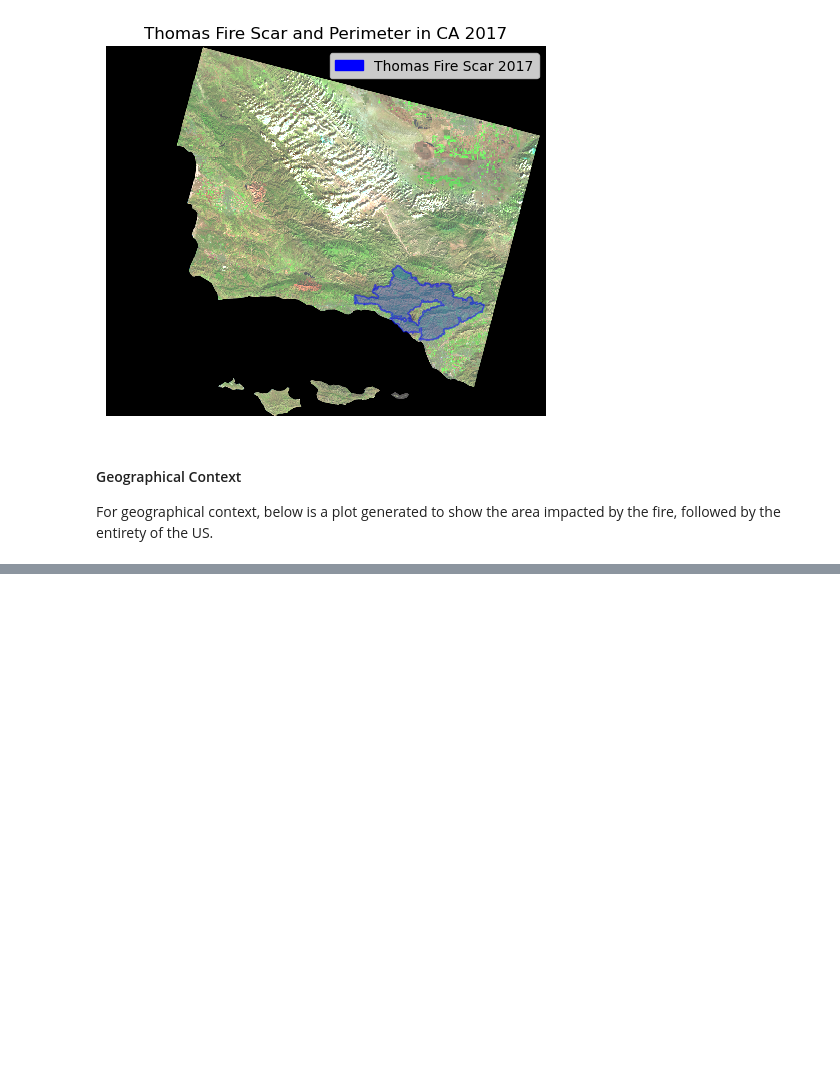
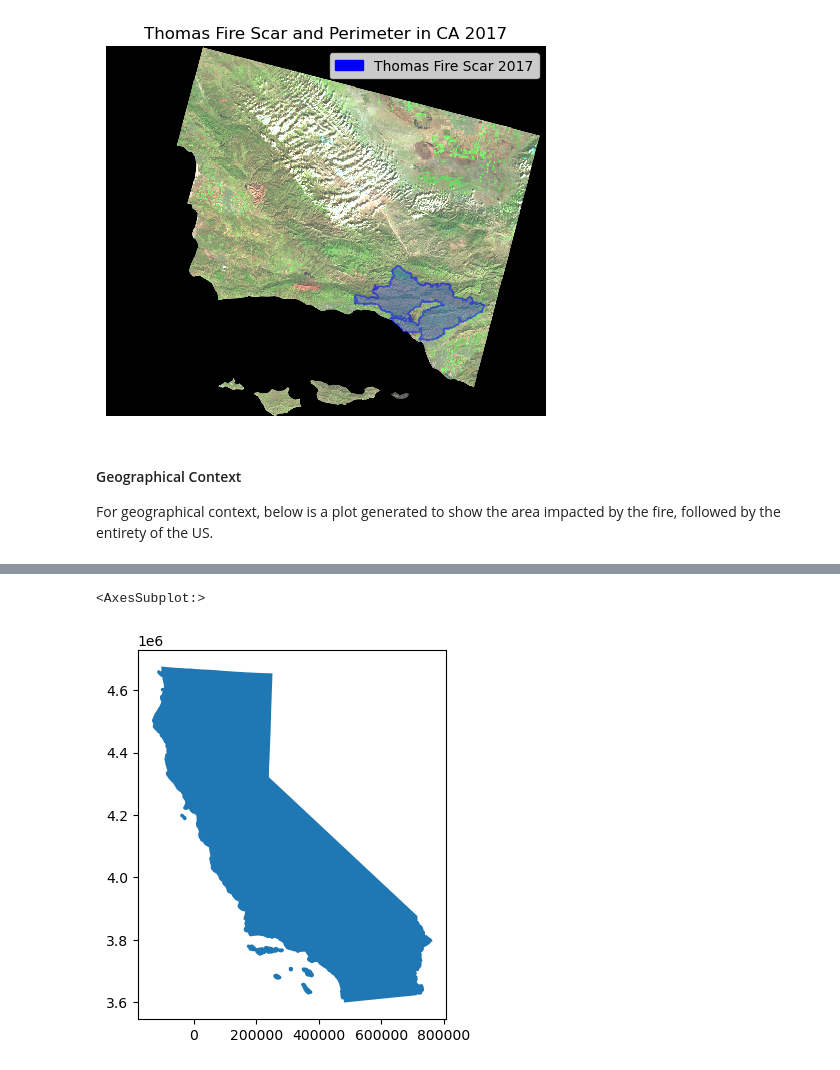
Before and after one commit to mariamkg00/eds-220-hwk-4-task-3, a Jupyter notebook: task3.ipynb, the cells around one changed output, grey strips where cells are left out. Saved outputs shown, nothing was run; the diff lists cells and outputs as text; code cells hidden in the pictures; blank space fills up the shorter version.

```diff
--- a/task3.ipynb
+++ b/task3.ipynb
@@ -437,6 +459,15 @@ states
 # %%
 # keeping only California
 california = states[(states.name == 'California')]
+
+
+# reprojecting crs of california subset to match thomas_ca crs
+
+california = california.to_crs('epsg:32611')
+california.plot()
+# %% [output]
+<AxesSubplot:>
+[figure, added]
 # %%
 # plotting geographical context of the Thomas Fire relative to the size of the United States
 
```
Also changed, not shown: parts of 9 cells of this notebook.
